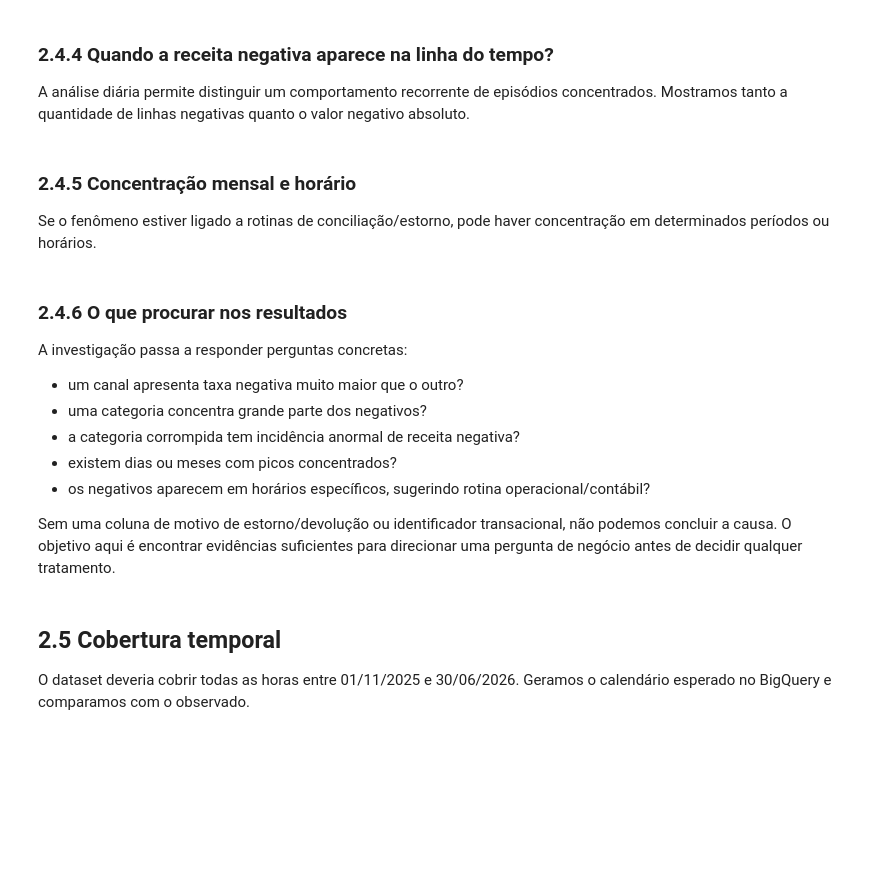
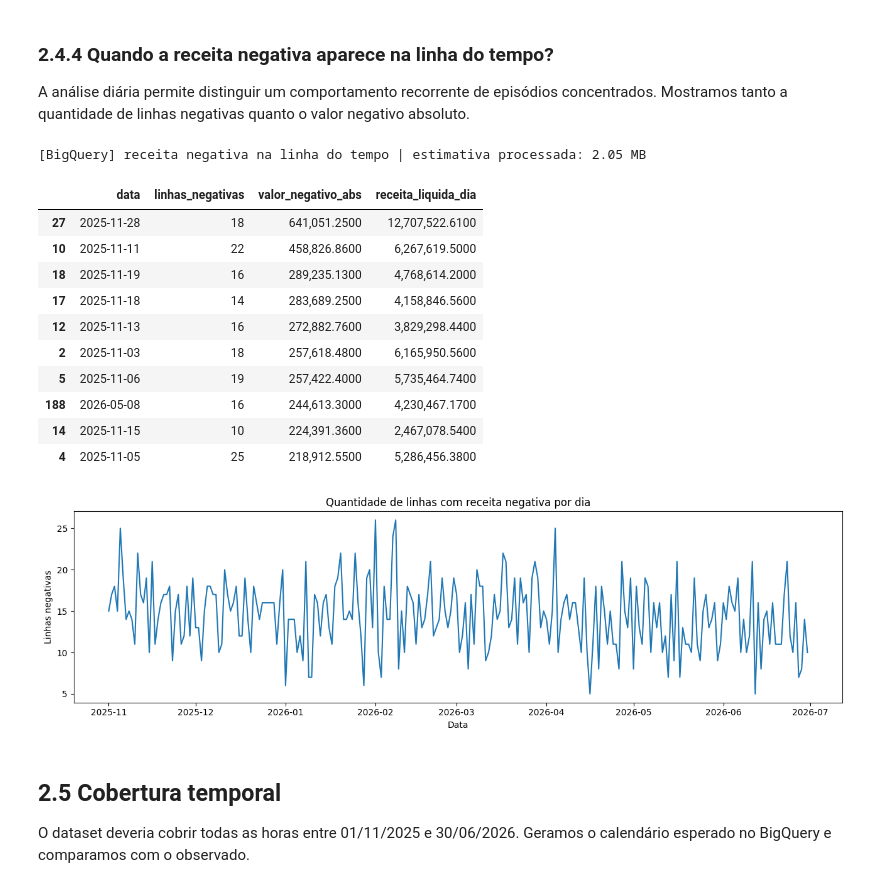
Before and after one commit to guisoares10/Projeto-GB, a Jupyter notebook: notebooks/01_eda_data_quality.ipynb, the cells around one changed output. Drawn from its saved outputs; the diff is of its cells as text; code cells hidden in the pictures; blank space fills up the shorter version.

```diff
--- a/notebooks/01_eda_data_quality.ipynb
+++ b/notebooks/01_eda_data_quality.ipynb
@@ -513,45 +641,44 @@ SELECT
     -SUM(IF(receita_aprovada < 0, receita_aprovada, 0))
     AS FLOAT64
   ) AS valor_negativo_abs,
   CAST(SUM(receita_aprovada) AS FLOAT64) AS receita_liquida_dia
 FROM `{TABLE_ID}`
 WHERE {DATE_FILTER}
 GROUP BY 1
 ORDER BY 1
 """
 
 negative_timeline = run_bq(
     sql_negative_timeline,
     "receita negativa na linha do tempo",
 )
 negative_timeline["data"] = pd.to_datetime(negative_timeline["data"])
 
 display(
     negative_timeline.nlargest(10, "valor_negativo_abs")
 )
 
-fig, ax = plt.subplots(figsize=(13, 5))
-ax.plot(
-    negative_timeline["data"],
-    negative_timeline["valor_negativo_abs"],
-)
-ax.set_title("Valor absoluto de receita negativa por dia")
-ax.set_xlabel("Data")
-ax.set_ylabel("Receita negativa absoluta")
-fig.tight_layout()
-plt.show()
-
 fig, ax = plt.subplots(figsize=(13, 4))
 ax.plot(
     negative_timeline["data"],
     negative_timeline["linhas_negativas"],
 )
 ax.set_title("Quantidade de linhas com receita negativa por dia")
 ax.set_xlabel("Data")
 ax.set_ylabel("Linhas negativas")
 fig.tight_layout()
 plt.show()
+# %% [output]
+[BigQuery] receita negativa na linha do tempo | estimativa processada: 2.05 MB
+|  | data | linhas_negativas | valor_negativo_abs | receita_liquida_dia |
+| 27 | 2025-11-28 | 18 | 641,051.2500 | 12,707,522.6100 |
+| 10 | 2025-11-11 | 22 | 458,826.8600 | 6,267,619.5000 |
+| 18 | 2025-11-19 | 16 | 289,235.1300 | 4,768,614.2000 |
+| 17 | 2025-11-18 | 14 | 283,689.2500 | 4,158,846.5600 |
+| 12 | 2025-11-13 | 16 | 272,882.7600 | 3,829,298.4400 |
+| 2 | 2025-11-03 | 18 | 257,618.4800 | 6,165,950.5600 |
+| 5 | 2025-11-06 | 19 | 257,422.4000 | 5,735,464.7400 |
+| 188 | 2026-05-08 | 16 | 244,613.3000 | 4,230,467.1700 |
+| 14 | 2025-11-15 | 10 | 224,391.3600 | 2,467,078.5400 |
+| 4 | 2025-11-05 | 25 | 218,912.5500 | 5,286,456.3800 |
+[figure, added]
-# %% [markdown]
-### 2.4.5 Concentração mensal e horário
-
-Se o fenômeno estiver ligado a rotinas de conciliação/estorno, pode haver concentração em determinados períodos ou horários.
@@ -634,14 +685,3 @@ plt.show()
-# %% [markdown]
-### 2.4.6 O que procurar nos resultados
-
-A investigação passa a responder perguntas concretas:
-- um canal apresenta taxa negativa muito maior que o outro?
-- uma categoria concentra grande parte dos negativos?
-- a categoria corrompida tem incidência anormal de receita negativa?
-- existem dias ou meses com picos concentrados?
-- os negativos aparecem em horários específicos, sugerindo rotina operacional/contábil?
-
-Sem uma coluna de motivo de estorno/devolução ou identificador transacional, não podemos concluir a causa. O objetivo aqui é encontrar evidências suficientes para direcionar uma pergunta de negócio antes de decidir qualquer tratamento.
 # %% [markdown]
 ## 2.5 Cobertura temporal
 
```
Also changed, not shown: parts of 36 cells of this notebook.
